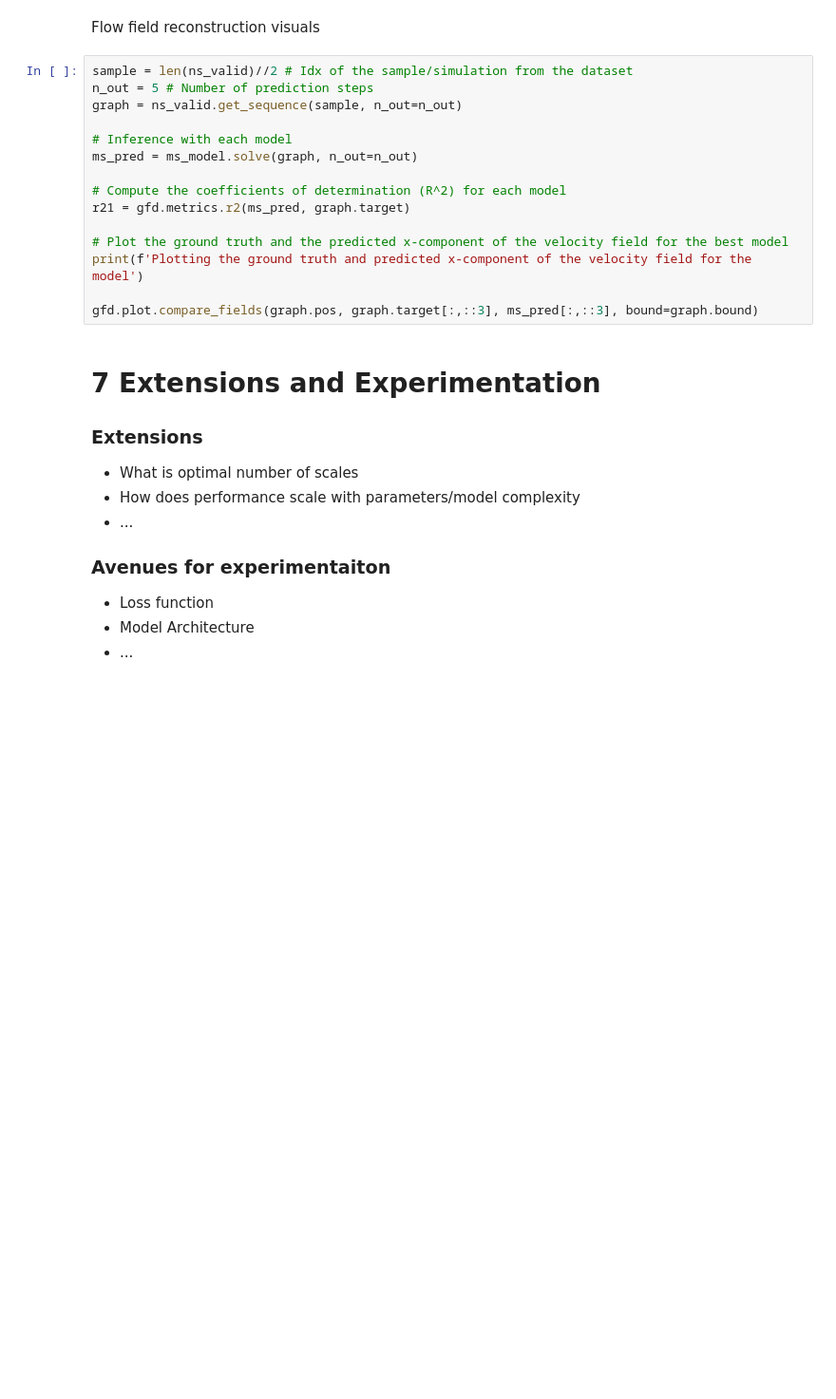
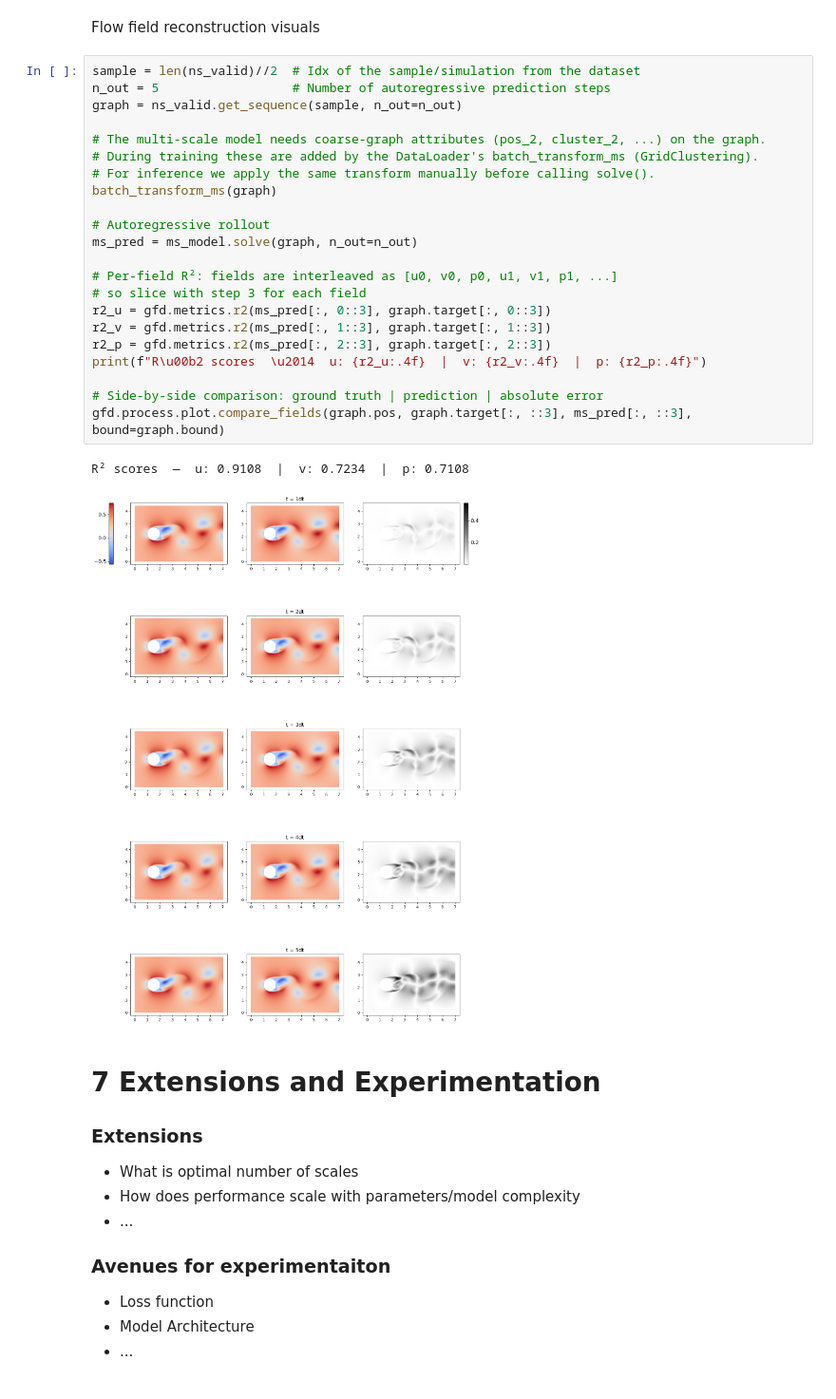
Before and after one commit to archied2804/AIRTUK_GNN, a Jupyter notebook: GNN_Tutorial_AIRTUK.ipynb, the cells around one changed output. Shown at 95% size. Saved outputs shown, nothing was run; the diff lists cells and outputs as text; blank space fills up the shorter version.

```diff
--- a/GNN_Tutorial_AIRTUK.ipynb
+++ b/GNN_Tutorial_AIRTUK.ipynb
@@ -889,20 +1039,30 @@ gfd.process.plot_losses(data)
 # %% [markdown]
 Flow field reconstruction visuals
 # %%
-sample = len(ns_valid)//2 # Idx of the sample/simulation from the dataset
-n_out = 5 # Number of prediction steps
+sample = len(ns_valid)//2  # Idx of the sample/simulation from the dataset
+n_out = 5                  # Number of autoregressive prediction steps
 graph = ns_valid.get_sequence(sample, n_out=n_out)
 
-# Inference with each model
+# The multi-scale model needs coarse-graph attributes (pos_2, cluster_2, ...) on the graph.
+# During training these are added by the DataLoader's batch_transform_ms (GridClustering).
+# For inference we apply the same transform manually before calling solve().
+batch_transform_ms(graph)
+
+# Autoregressive rollout
 ms_pred = ms_model.solve(graph, n_out=n_out)
 
-# Compute the coefficients of determination (R^2) for each model
-r21 = gfd.metrics.r2(ms_pred, graph.target)
+# Per-field R²: fields are interleaved as [u0, v0, p0, u1, v1, p1, ...]
+# so slice with step 3 for each field
+r2_u = gfd.metrics.r2(ms_pred[:, 0::3], graph.target[:, 0::3])
+r2_v = gfd.metrics.r2(ms_pred[:, 1::3], graph.target[:, 1::3])
+r2_p = gfd.metrics.r2(ms_pred[:, 2::3], graph.target[:, 2::3])
+print(f"R\u00b2 scores  \u2014  u: {r2_u:.4f}  |  v: {r2_v:.4f}  |  p: {r2_p:.4f}")
 
-# Plot the ground truth and the predicted x-component of the velocity field for the best model
-print(f'Plotting the ground truth and predicted x-component of the velocity field for the model')
-
-gfd.plot.compare_fields(graph.pos, graph.target[:,::3], ms_pred[:,::3], bound=graph.bound)
+# Side-by-side comparison: ground truth | prediction | absolute error
+gfd.process.plot.compare_fields(graph.pos, graph.target[:, ::3], ms_pred[:, ::3], bound=graph.bound)
+# %% [output]
+R² scores  —  u: 0.9108  |  v: 0.7234  |  p: 0.7108
+[figure, added]
 # %% [markdown]
 # 7 Extensions and Experimentation
 
```
Also changed, not shown: parts of 23 cells of this notebook.
